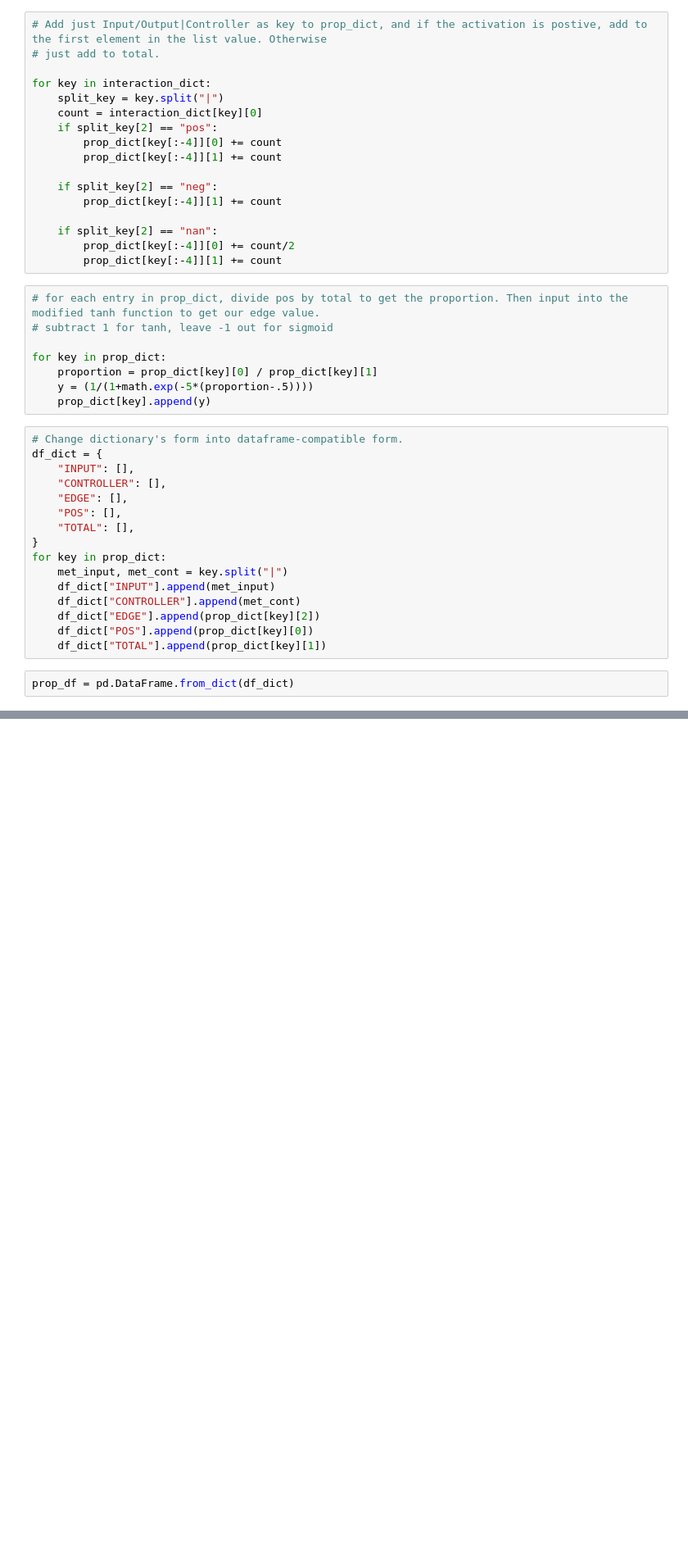
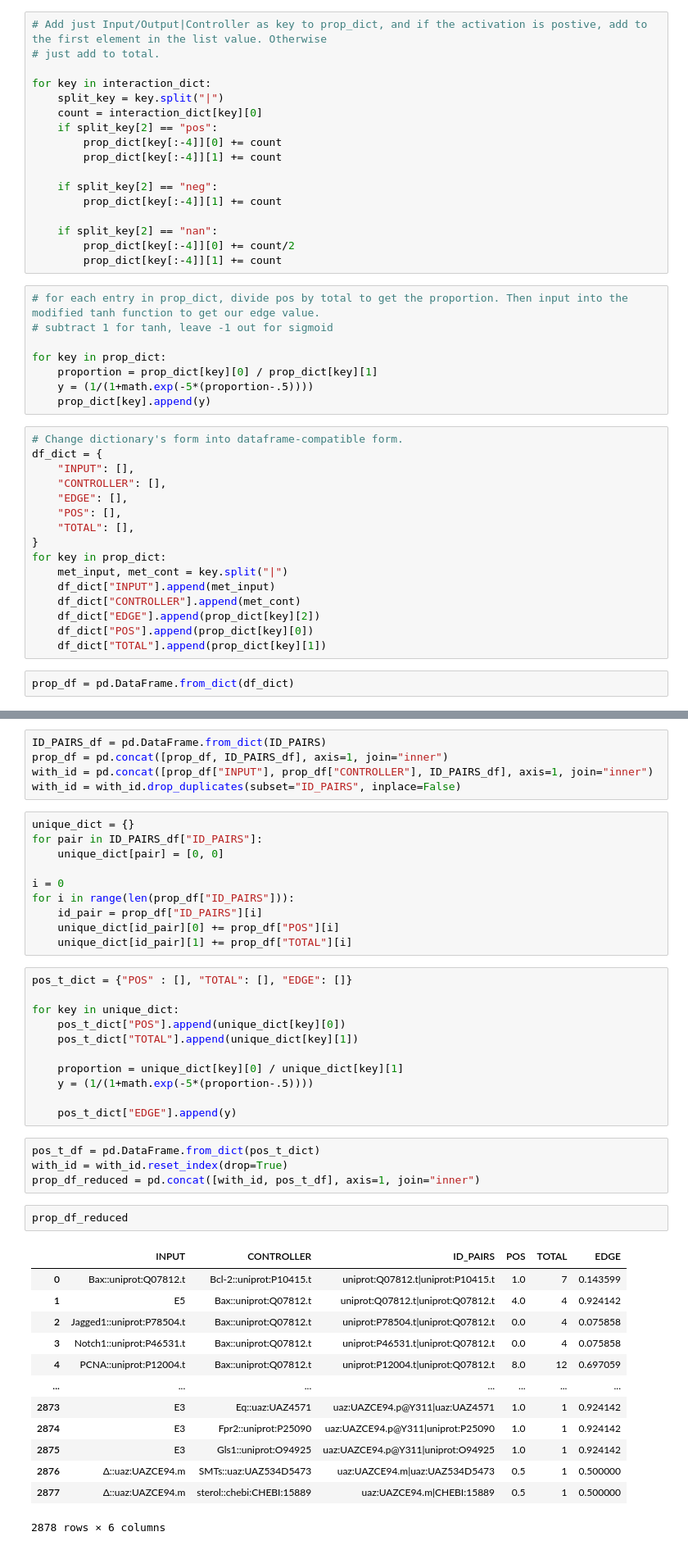
Before and after one commit to elu2/VERITBackend, a Jupyter notebook: NCDictMaker.ipynb, the cells around one changed output, grey strips where cells are left out. Shown: that part at 82% size. Drawn from its saved outputs; the diff is of its cells as text; blank space fills up the shorter version.

```diff
--- a/NCDictMaker.ipynb
+++ b/NCDictMaker.ipynb
@@ -153,0 +87,46 @@ prop_df
+# %%
+ID_PAIRS_df = pd.DataFrame.from_dict(ID_PAIRS)
+prop_df = pd.concat([prop_df, ID_PAIRS_df], axis=1, join="inner")
+with_id = pd.concat([prop_df["INPUT"], prop_df["CONTROLLER"], ID_PAIRS_df], axis=1, join="inner")
+with_id = with_id.drop_duplicates(subset="ID_PAIRS", inplace=False)
+# %%
+unique_dict = {}
+for pair in ID_PAIRS_df["ID_PAIRS"]:
+    unique_dict[pair] = [0, 0]
+
+i = 0
+for i in range(len(prop_df["ID_PAIRS"])):
+    id_pair = prop_df["ID_PAIRS"][i]
+    unique_dict[id_pair][0] += prop_df["POS"][i]
+    unique_dict[id_pair][1] += prop_df["TOTAL"][i]
+# %%
+pos_t_dict = {"POS" : [], "TOTAL": [], "EDGE": []}
+
+for key in unique_dict:
+    pos_t_dict["POS"].append(unique_dict[key][0])
+    pos_t_dict["TOTAL"].append(unique_dict[key][1])
+
+    proportion = unique_dict[key][0] / unique_dict[key][1]
+    y = (1/(1+math.exp(-5*(proportion-.5))))
+
+    pos_t_dict["EDGE"].append(y)
+# %%
+pos_t_df = pd.DataFrame.from_dict(pos_t_dict)
+with_id = with_id.reset_index(drop=True)
+prop_df_reduced = pd.concat([with_id, pos_t_df], axis=1, join="inner")
+# %%
+prop_df_reduced
+# %% [output]
+|  | INPUT | CONTROLLER | ID_PAIRS | POS | TOTAL | EDGE |
+| 0 | Bax::uniprot:Q07812.t | Bcl-2::uniprot:P10415.t | uniprot:Q07812.t|uniprot:P10415.t | 1.0 | 7 | 0.143599 |
+| 1 | E5 | Bax::uniprot:Q07812.t | uniprot:Q07812.t|uniprot:Q07812.t | 4.0 | 4 | 0.924142 |
+| 2 | Jagged1::uniprot:P78504.t | Bax::uniprot:Q07812.t | uniprot:P78504.t|uniprot:Q07812.t | 0.0 | 4 | 0.075858 |
+| 3 | Notch1::uniprot:P46531.t | Bax::uniprot:Q07812.t | uniprot:P46531.t|uniprot:Q07812.t | 0.0 | 4 | 0.075858 |
+| 4 | PCNA::uniprot:P12004.t | Bax::uniprot:Q07812.t | uniprot:P12004.t|uniprot:Q07812.t | 8.0 | 12 | 0.697059 |
+| ... | ... | ... | ... | ... | ... | ... |
+| 2873 | E3 | Eq::uaz:UAZ4571 | uaz:UAZCE94.p@Y311|uaz:UAZ4571 | 1.0 | 1 | 0.924142 |
+| 2874 | E3 | Fpr2::uniprot:P25090 | uaz:UAZCE94.p@Y311|uniprot:P25090 | 1.0 | 1 | 0.924142 |
+| 2875 | E3 | Gls1::uniprot:O94925 | uaz:UAZCE94.p@Y311|uniprot:O94925 | 1.0 | 1 | 0.924142 |
+| 2876 | Δ::uaz:UAZCE94.m | SMTs::uaz:UAZ534D5473 | uaz:UAZCE94.m|uaz:UAZ534D5473 | 0.5 | 1 | 0.500000 |
+| 2877 | Δ::uaz:UAZCE94.m | sterol::chebi:CHEBI:15889 | uaz:UAZCE94.m|CHEBI:15889 | 0.5 | 1 | 0.500000 |
+2878 rows × 6 columns
```
Also changed, not shown: parts of 6 cells of this notebook, 7 other files.
